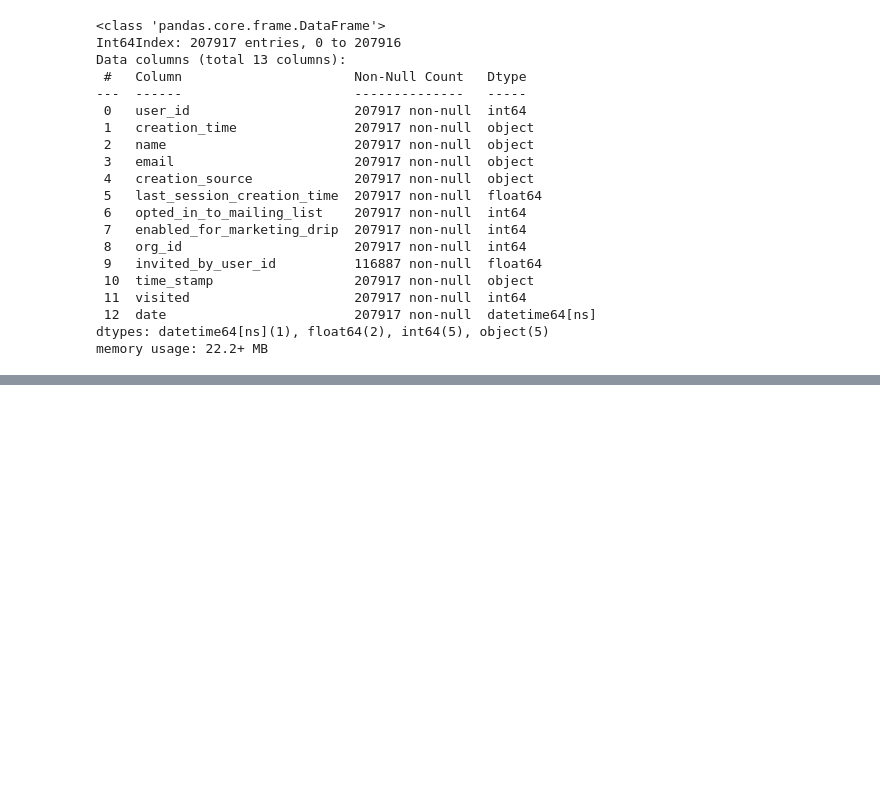
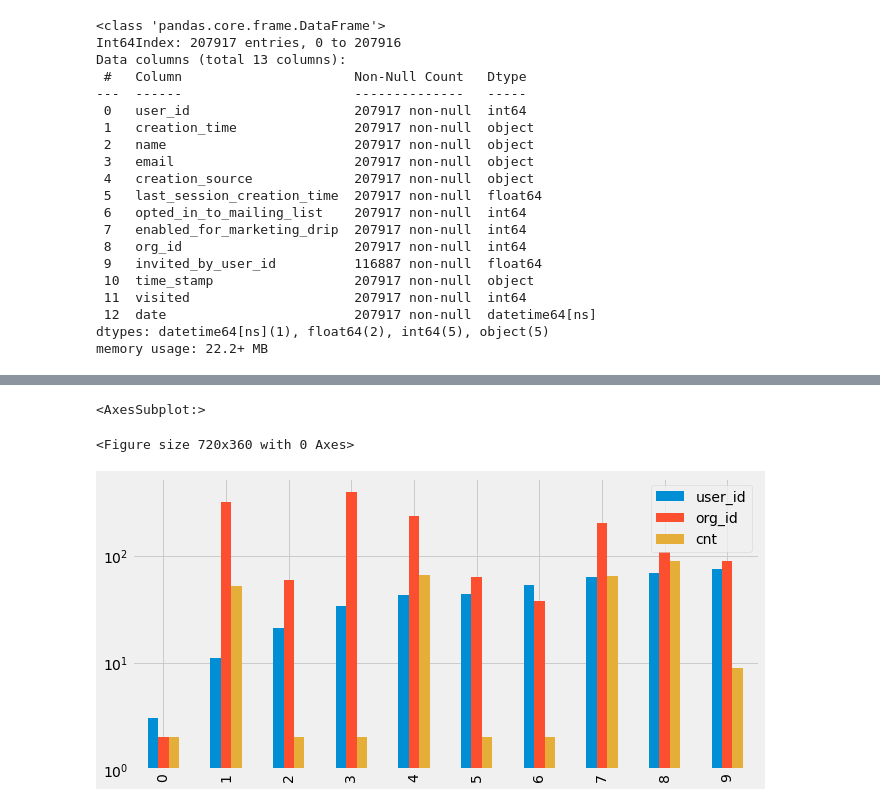
Before and after one commit to nselangovan/powerofdata, a Jupyter notebook: elan_ds22_guvi_task5.ipynb, the cells around one changed output, grey strips where cells are left out. Drawn from its saved outputs; the diff is of its cells as text; code cells hidden in the pictures; blank space fills up the shorter version.

Commit message:
added chart

```diff
--- a/elan_ds22_guvi_task5.ipynb
+++ b/elan_ds22_guvi_task5.ipynb
@@ -8,11 +9,11 @@ import sqlite3
 df1 = pd.read_csv("takehome_users.csv" ,encoding='ISO-8859-1')
 df1.rename(columns = {'object_id':'user_id'}, inplace = True)
 
-df1.to_sql(name='T1', con=dat)
+#df1.to_sql(name='T1', con=dat)
 
-df2 = pd.read_csv("takehome_user_engagement.csv" ,encoding='ascii')
+df2 = pd.read_csv("takehome_user_engagement.csv" ,encoding='ascii' , parse_dates =['time_stamp'])
 
-df2.to_sql(name='T2', con=dat)
+#df2.to_sql(name='T2', con=dat)
 # %%
 df1.info()
 # %% [output]
@@ -140,5 +155,7 @@ new_df_1 = new_df[new_df['size'] >= 3]
 # %%
 new_df_1.info()
+new_df_1.rename(columns = {'size':'cnt'}, inplace = True)
+new_df_1.info()
 # %% [output]
 <class 'pandas.core.frame.DataFrame'>
 Int64Index: 32754 entries, 6 to 75916
@@ -156,0 +198,8 @@ memory usage: 1.8 MB
+# %%
+#print(new_df_1['user_id'].unique())
+# new_df_2 = new_df_1.sort_values(by=['user_id', 'org_id' ], inplace=True)
+new_df_2 = new_df_1
+new_df_2 = new_df_2.groupby(['user_id','org_id']).size()
+new_df_2 = new_df_2.to_frame(name = 'size').reset_index()
+new_df_2.rename(columns = {'size':'cnt'}, inplace = True)
+new_df_2
@@ -156,0 +229,10 @@ memory usage: 1.8 MB
+# %%
+plt.style.use('fivethirtyeight')
+plt.figure(figsize=(10,5) )
+
+#new_df_1['user_id'].head(10).plot.bar(figsize=(10,5) , log=True)
+new_df_2.head(10).plot.bar(figsize=(10,5)  , log=True)
+# %% [output]
+<AxesSubplot:>
+<Figure size 720x360 with 0 Axes>
+[figure, added]
```
Also changed, not shown: parts of 18 cells of this notebook.
